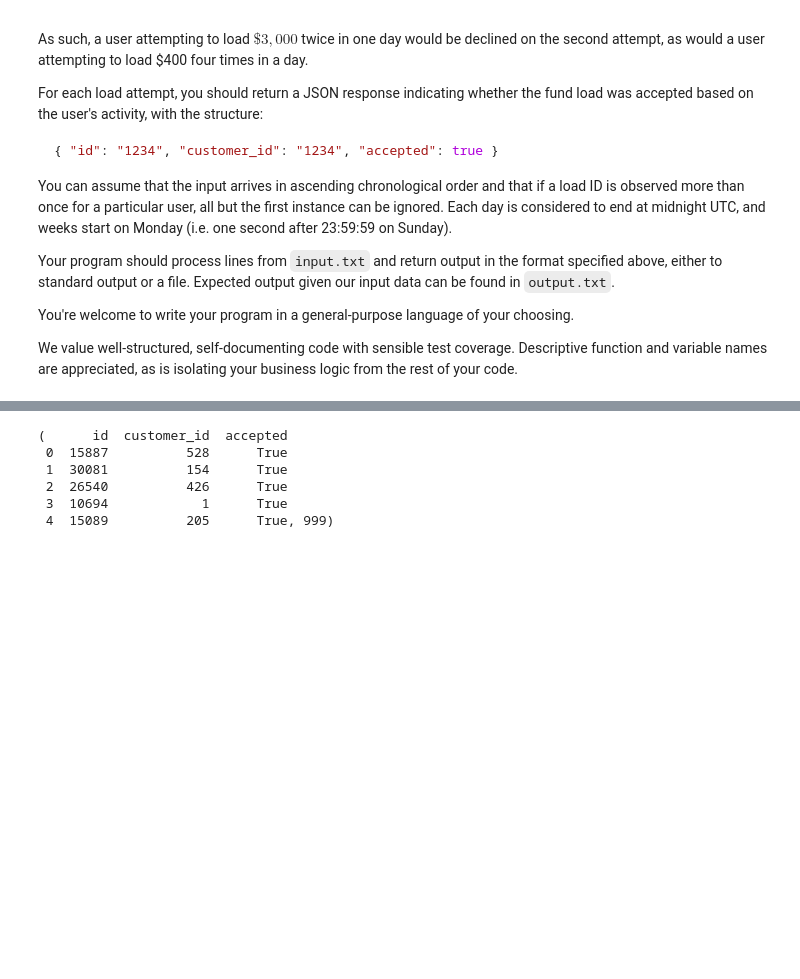
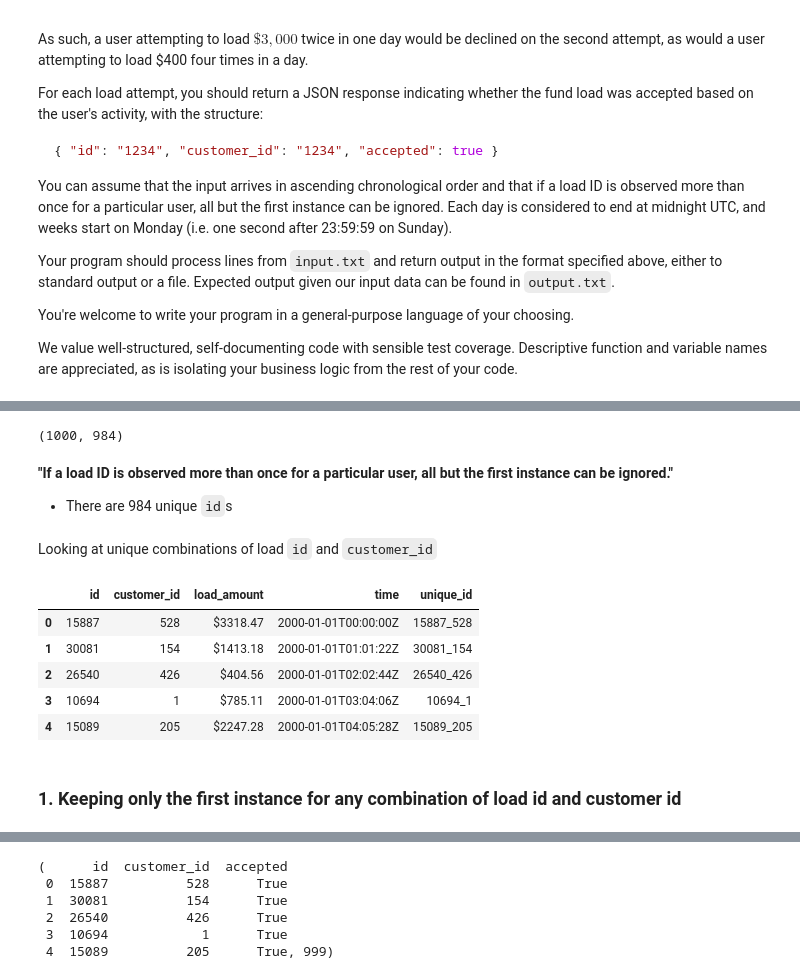
Before and after one commit to armandordorica/velocity_limits, a Jupyter notebook: Velocity_limits.ipynb, the cells around one changed output, grey strips where cells are left out. Drawn from its saved outputs; the diff is of its cells as text; code cells hidden in the pictures; blank space fills up the shorter version.

```diff
--- a/Velocity_limits.ipynb
+++ b/Velocity_limits.ipynb
@@ -83,0 +69,9 @@ input_data.head(), len(input_data)
+# %%
+len(input_data['id']), len(input_data['id'].unique())
+# %% [output]
+(1000, 984)
+# %% [markdown]
+**"If a load ID is observed more than once for a particular user, all but the first instance can be ignored."**
+* There are 984 unique `id`s
+# %% [markdown]
+Looking at unique combinations of load `id` and `customer_id`
@@ -83,0 +80,11 @@ input_data.head(), len(input_data)
+# %%
+input_data.head()
+# %% [output]
+|  | id | customer_id | load_amount | time | unique_id |
+| 0 | 15887 | 528 | $3318.47 | 2000-01-01T00:00:00Z | 15887_528 |
+| 1 | 30081 | 154 | $1413.18 | 2000-01-01T01:01:22Z | 30081_154 |
+| 2 | 26540 | 426 | $404.56 | 2000-01-01T02:02:44Z | 26540_426 |
+| 3 | 10694 | 1 | $785.11 | 2000-01-01T03:04:06Z | 10694_1 |
+| 4 | 15089 | 205 | $2247.28 | 2000-01-01T04:05:28Z | 15089_205 |
+# %% [markdown]
+### 1. Keeping only the first instance for any combination of load id and customer id
```
Also changed, not shown: parts of 59 cells of this notebook.
